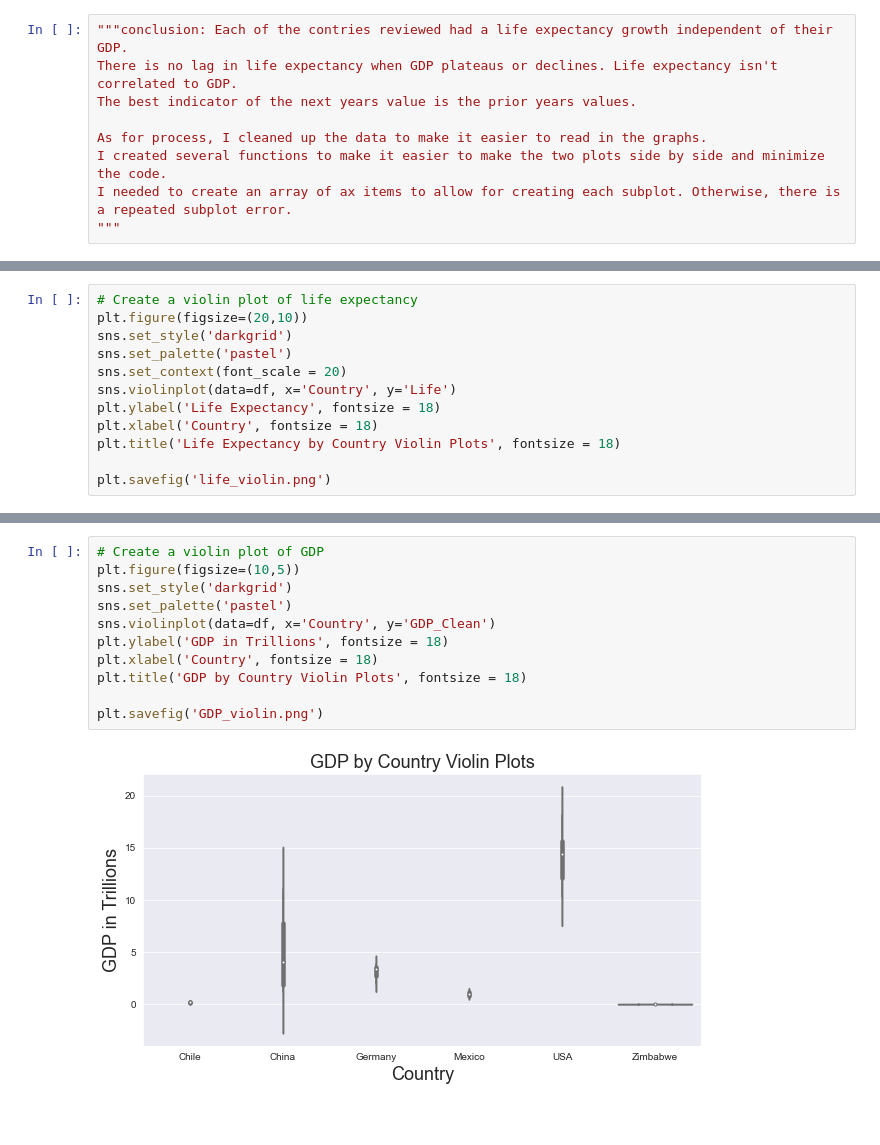
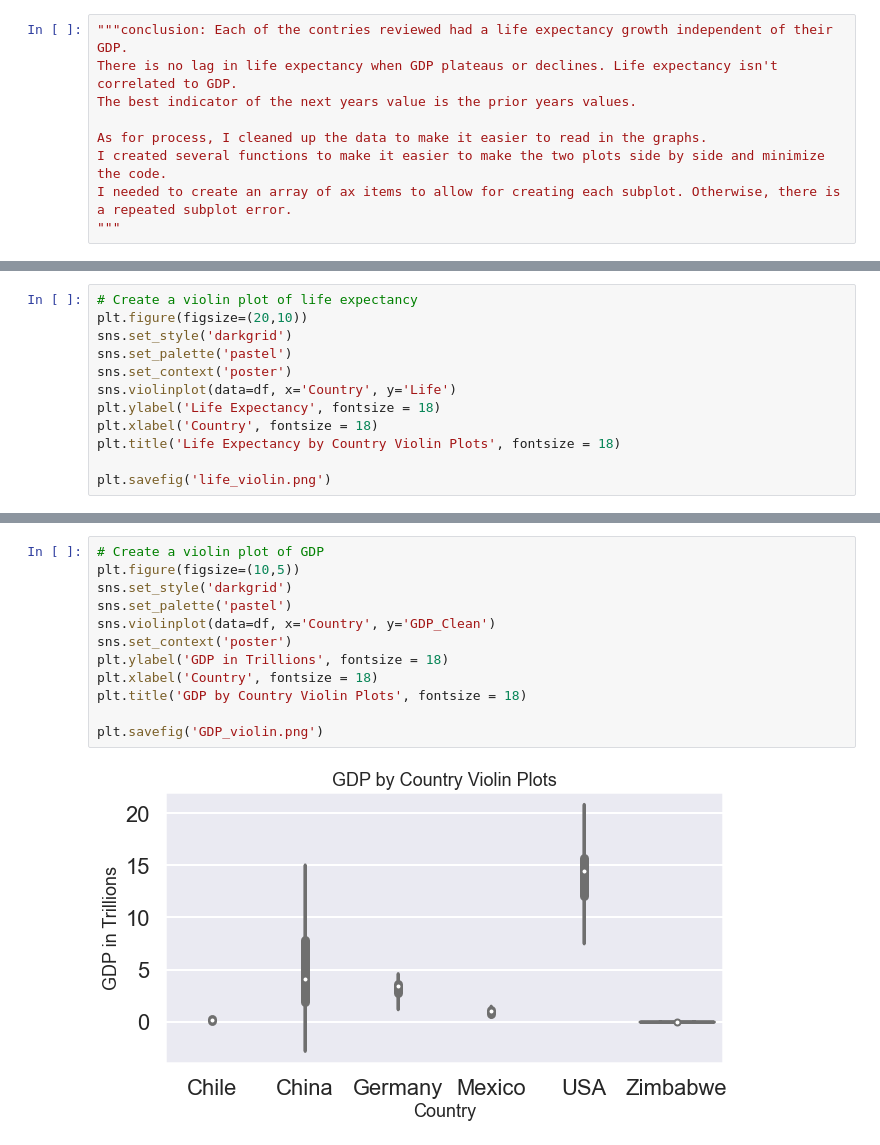
Before and after one commit to spang047/Life_expectancy, a Jupyter notebook: life_expectancy_gdp.ipynb, the cells around one changed output, grey strips where cells are left out. Cells and saved outputs as stored; diff of their text form; blank space fills up the shorter version.

```diff
--- a/life_expectancy_gdp.ipynb
+++ b/life_expectancy_gdp.ipynb
@@ -122,7 +174,7 @@ plt.savefig('gdp_and_life_scatter.png')
 plt.figure(figsize=(20,10))
 sns.set_style('darkgrid')
 sns.set_palette('pastel')
-sns.set_context(font_scale = 20)
+sns.set_context('poster')
 sns.violinplot(data=df, x='Country', y='Life')
 plt.ylabel('Life Expectancy', fontsize = 18)
 plt.xlabel('Country', fontsize = 18)
@@ -134,13 +186,14 @@ plt.savefig('life_violin.png')
 # %%
 # Create a violin plot of GDP
 plt.figure(figsize=(10,5))
 sns.set_style('darkgrid')
 sns.set_palette('pastel')
 sns.violinplot(data=df, x='Country', y='GDP_Clean')
+sns.set_context('poster')
 plt.ylabel('GDP in Trillions', fontsize = 18)
 plt.xlabel('Country', fontsize = 18)
 plt.title('GDP by Country Violin Plots', fontsize = 18)
 
 plt.savefig('GDP_violin.png')
 # %% [output]
-[figure, old version]
+[figure, new version]
```
Also changed, not shown: parts of 4 cells of this notebook, 4 other files.
